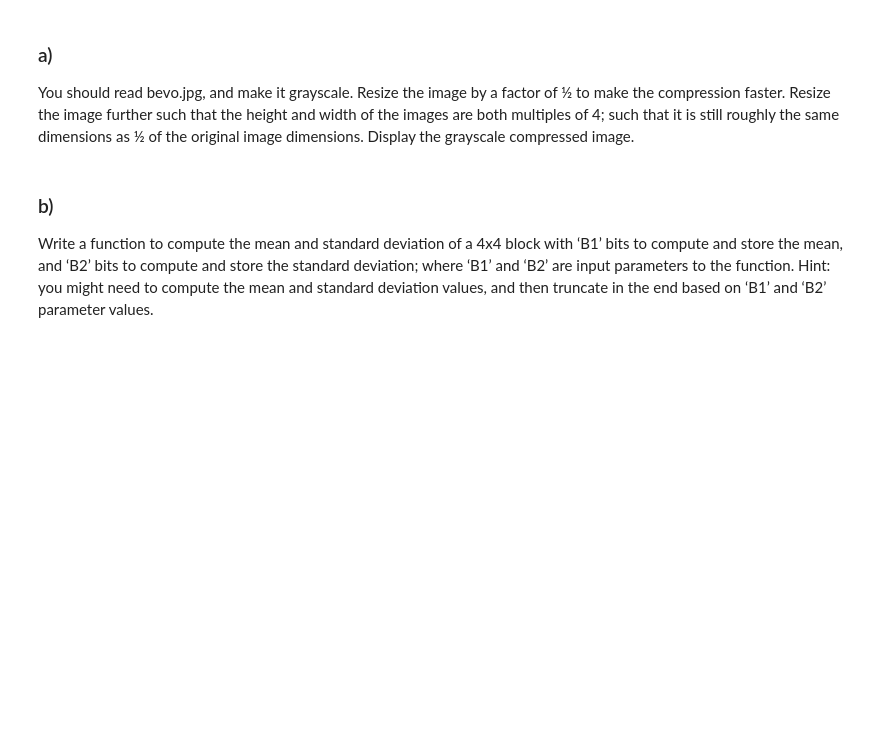
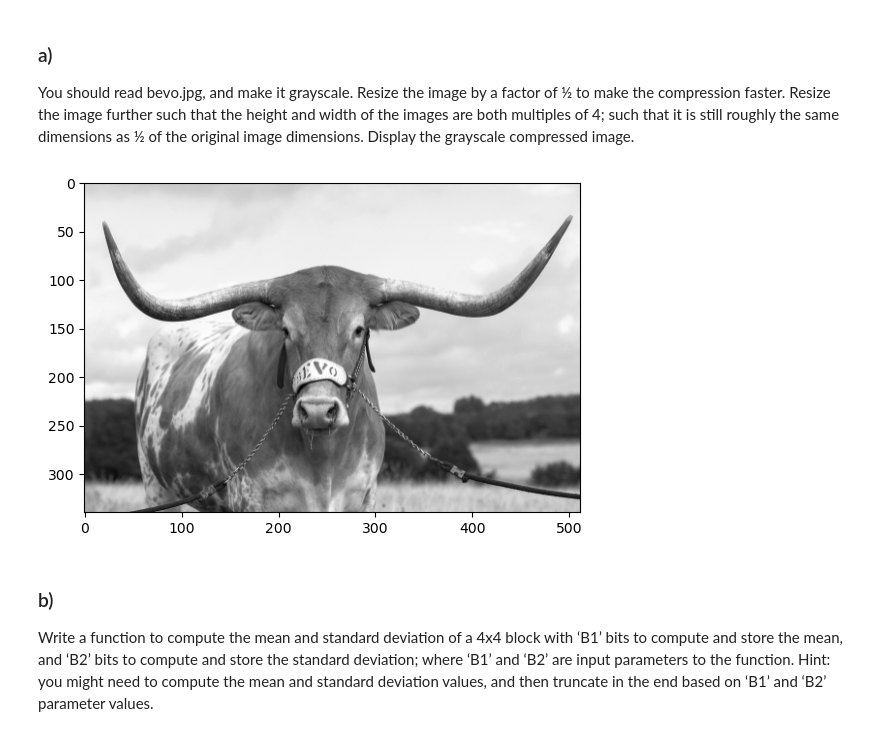
Before and after one commit to JacksonPaull/fa2023, a Jupyter notebook: Image Processing/Homework 3/hy3.ipynb, the cells around one changed output. Drawn from its saved outputs; the diff is of its cells as text; code cells hidden in the pictures; blank space fills up the shorter version.

```diff
--- a/Image Processing/Homework 3/hy3.ipynb
+++ b/Image Processing/Homework 3/hy3.ipynb
@@ -10,16 +9,18 @@ from PIL import Image
 import itertools
 from tqdm import tqdm
 # %%
-def load_image(path: str, dtype='float', convert_grayscale=True, transform=None):
-    img = Image.open(path)
-    img.load()
-    img = np.asarray(img, dtype)
+def load_image(path: str,
+               dtype='float',
+               convert_grayscale=True,
+               transform=None,
+               **transform_kwargs):
+    img = cv2.imread(path)
     if dtype=='float':
         img = img / 255
     if convert_grayscale:
         img = img.mean(axis=-1).astype(dtype)
     if transform is not None:
-        img = transform(img)
+        img = transform(img, **transform_kwargs)
     return img
 # %% [markdown]
 ## Question 1: Band-Pass Filtering
@@ -34,12 +35,13 @@ plot_surface, copyMakeBorder, filter2D)
 You need to write a 2d-DoG function, “myDoG(DoGsize, sigma1, k)”. This function produces a kernel of size DoGsize that is the difference of two gaussian kernels
 with corresponding variances 𝜎1 and 𝜎2 = 𝑘 𝜎1.
 # %%
-def myDoG(DoGsize, sigma1, k):
+def myDoG(DoGsize, sigma1, k, denorm=True):
     sigma2 = k * sigma1
+    norm = lambda sig: np.sqrt(2 * np.pi * (sig **2)) if denorm else lambda sig: 1
 
-    k1 = cv2.getGaussianKernel(DoGsize, sigma1) * np.sqrt(2 * np.pi * sigma1 **2)
+    k1 = cv2.getGaussianKernel(DoGsize, sigma1) * norm(sigma1)
     k1 = np.dot(k1, k1.T)
-    k2 = cv2.getGaussianKernel(DoGsize, sigma2) * np.sqrt(2 * np.pi * sigma2 **2)
+    k2 = cv2.getGaussianKernel(DoGsize, sigma2) * norm(sigma2)
     k2 = np.dot(k2, k2.T)
 
     return k2 - k1
@@ -229,6 +243,21 @@ of ½ to make the compression faster. Resize the image further such that the hei
 width of the images are both multiples of 4; such that it is still roughly the same
 dimensions as ½ of the original image dimensions. Display the grayscale compressed
 image.
+# %%
+def scale_img(img, f):
+    dx = int(img.shape[1] * f)
+    dy = int(img.shape[0] * f)
+    return cv2.resize(img, dsize=(dx, dy))
+# %%
+bevo = load_image('./Images/bevo.jpg', dtype='uint8', transform=scale_img, f=0.5)
+roundTo4 = lambda x: x - x % 4
+new_size = (roundTo4(bevo.shape[1]), roundTo4(bevo.shape[0]))
+bevo = cv2.resize(bevo, dsize=new_size)
+
+plt.imshow(bevo, cmap = 'gray')
+plt.show()
+# %% [output]
+[figure, added]
 # %% [markdown]
 ### b)
 
```
Also changed, not shown: parts of 24 cells of this notebook.
